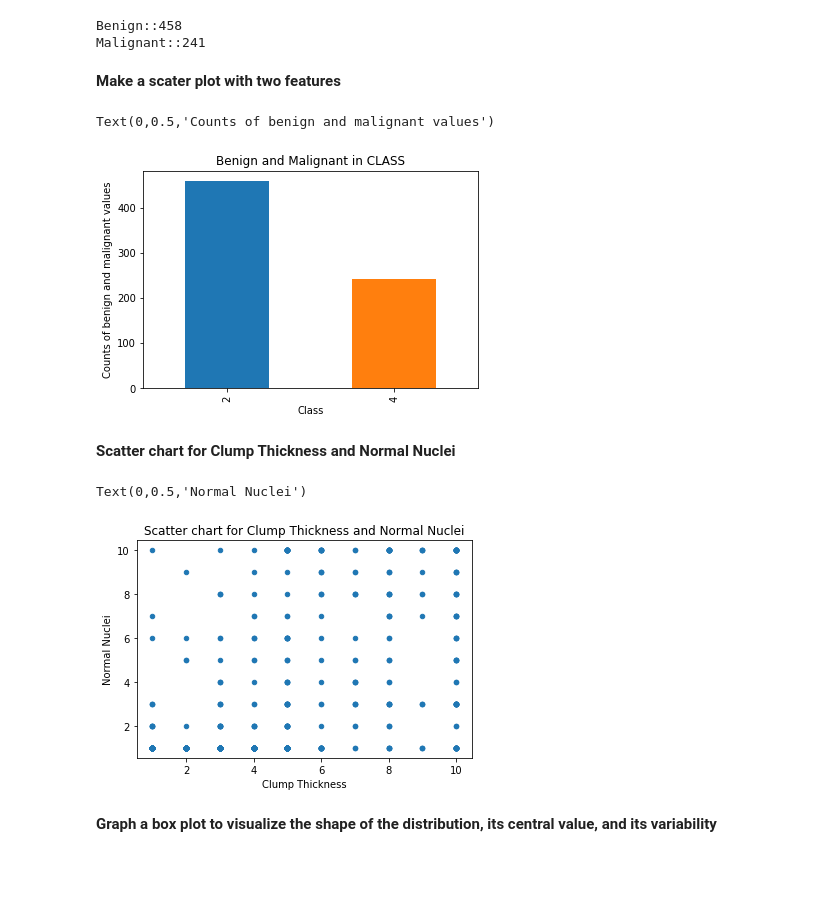
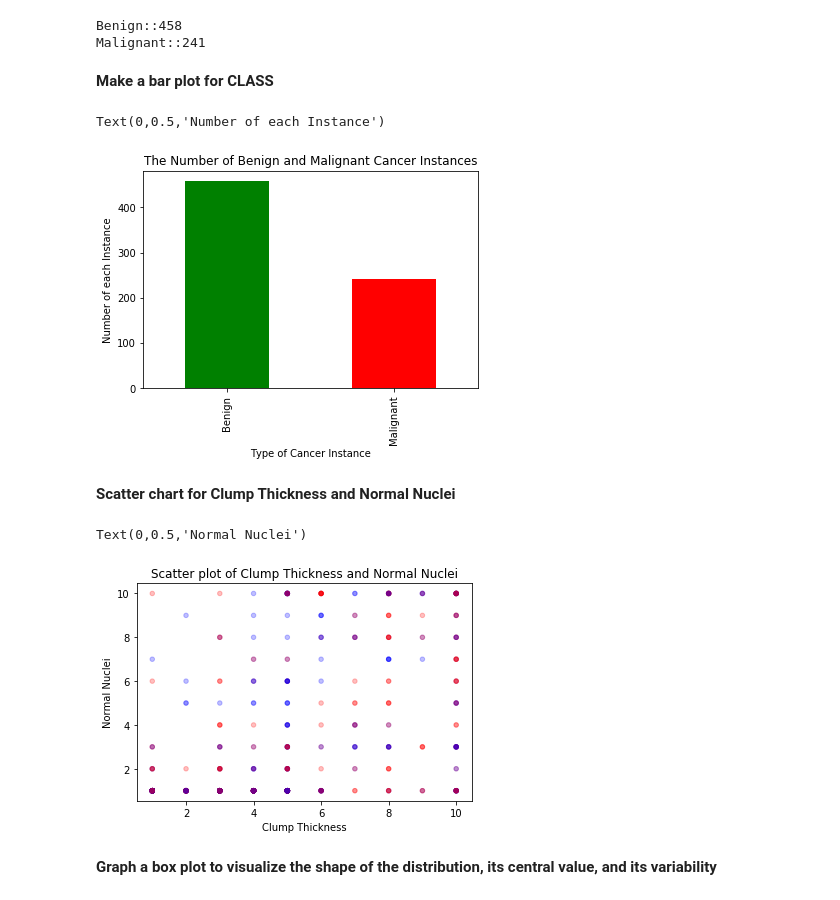
Before and after one commit to iu-data-science-python-i590-Group1/final-project-team-python-byte, a Jupyter notebook: code/FinalAssignment-Phase1.ipynb, the cells around one changed output. Drawn from its saved outputs; the diff is of its cells as text; code cells hidden in the pictures; blank space fills up the shorter version.

```diff
--- a/code/FinalAssignment-Phase1.ipynb
+++ b/code/FinalAssignment-Phase1.ipynb
@@ -163,23 +164,27 @@ print( 'Benign::'+ str(benign) +'\nMalignant::'+str(malignant))
 Benign::458
 Malignant::241
 # %% [markdown]
-<b>Make a scater plot with two features</b>
+<b>Make a bar plot for CLASS</b>
 # %%
-ax = pd.value_counts(df['CLASS']).plot(kind='bar', title="Benign and Malignant in CLASS")
-ax.set_xlabel("Class")
-ax.set_ylabel("Counts of benign and malignant values")
+#ax = pd.value_counts(df['CLASS']).plot(kind='bar', title="Benign and Malignant in CLASS")
+#ax.set_xlabel("Class")
+#ax.set_ylabel("Counts of benign and malignant values")
+ax = pd.value_counts(df['CLASS'].map({2:'Benign', 4:'Malignant'})).plot(kind='bar', title="The Number of Benign and Malignant Cancer Instances",color=['g','r'])
+ax.set_xlabel("Type of Cancer Instance")
+ax.set_ylabel("Number of each Instance")
 # %% [output]
-Text(0,0.5,'Counts of benign and malignant values')
+Text(0,0.5,'Number of each Instance')
-[figure, old version]
+[figure, new version]
 # %% [markdown]
 <b>Scatter chart for Clump Thickness and Normal Nuclei</b>
 # %%
-ax =df.plot(kind='scatter', x='A2', y='A9', title="Scatter chart for Clump Thickness and Normal Nuclei")
+#ax =df.plot(kind='scatter', x='A2', y='A9', title="Scatter chart for Clump Thickness and Normal Nuclei")
+ax =df.plot(kind='scatter', x='A2', y='A9', c=['red','blue'],alpha=.25, title="Scatter plot of Clump Thickness and Normal Nuclei")
 ax.set_xlabel("Clump Thickness")
 ax.set_ylabel("Normal Nuclei")
 # %% [output]
 Text(0,0.5,'Normal Nuclei')
-[figure, old version]
+[figure, new version]
 # %% [markdown]
 <b>Graph a box plot to visualize the shape of the distribution, its central value, and its variability</b>
 # %%
```
Also changed, not shown: parts of 14 cells of this notebook.
